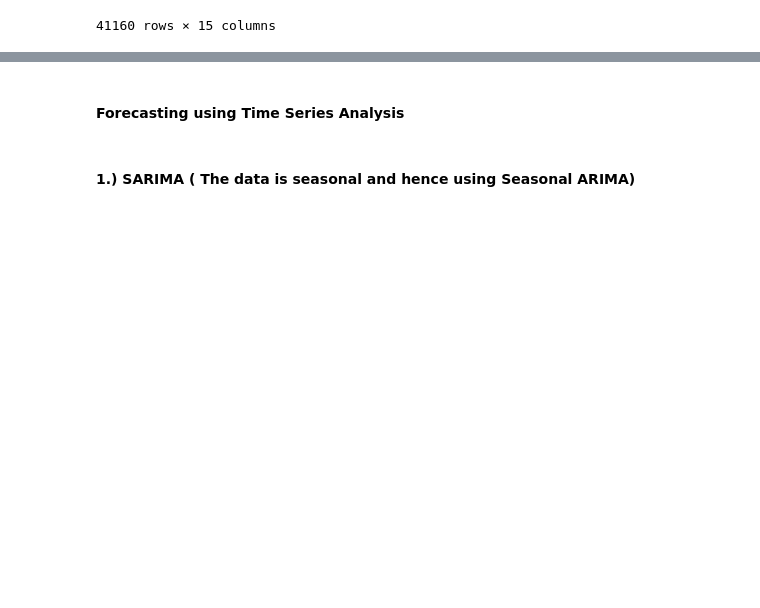
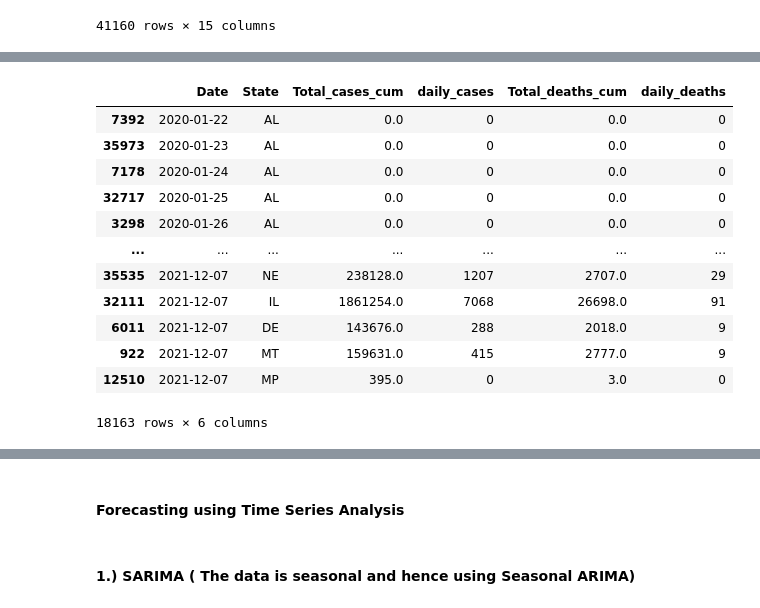
Before and after one commit to ZahraMalwi/COVID-19_CHI, a Jupyter notebook: COVID 19 SPRING 22.ipynb, the cells around one changed output, grey strips where cells are left out. Drawn from its saved outputs; the diff is of its cells as text; code cells hidden in the pictures; blank space fills up the shorter version.

```diff
--- a/COVID 19 SPRING 22.ipynb
+++ b/COVID 19 SPRING 22.ipynb
@@ -119,0 +109,16 @@ US_data
+# %%
+cdc_data
+# %% [output]
+|  | Date | State | Total_cases_cum | daily_cases | Total_deaths_cum | daily_deaths |
+| 7392 | 2020-01-22 | AL | 0.0 | 0 | 0.0 | 0 |
+| 35973 | 2020-01-23 | AL | 0.0 | 0 | 0.0 | 0 |
+| 7178 | 2020-01-24 | AL | 0.0 | 0 | 0.0 | 0 |
+| 32717 | 2020-01-25 | AL | 0.0 | 0 | 0.0 | 0 |
+| 3298 | 2020-01-26 | AL | 0.0 | 0 | 0.0 | 0 |
+| ... | ... | ... | ... | ... | ... | ... |
+| 35535 | 2021-12-07 | NE | 238128.0 | 1207 | 2707.0 | 29 |
+| 32111 | 2021-12-07 | IL | 1861254.0 | 7068 | 26698.0 | 91 |
+| 6011 | 2021-12-07 | DE | 143676.0 | 288 | 2018.0 | 9 |
+| 922 | 2021-12-07 | MT | 159631.0 | 415 | 2777.0 | 9 |
+| 12510 | 2021-12-07 | MP | 395.0 | 0 | 3.0 | 0 |
+18163 rows × 6 columns
```
Also changed, not shown: parts of 24 cells of this notebook.
